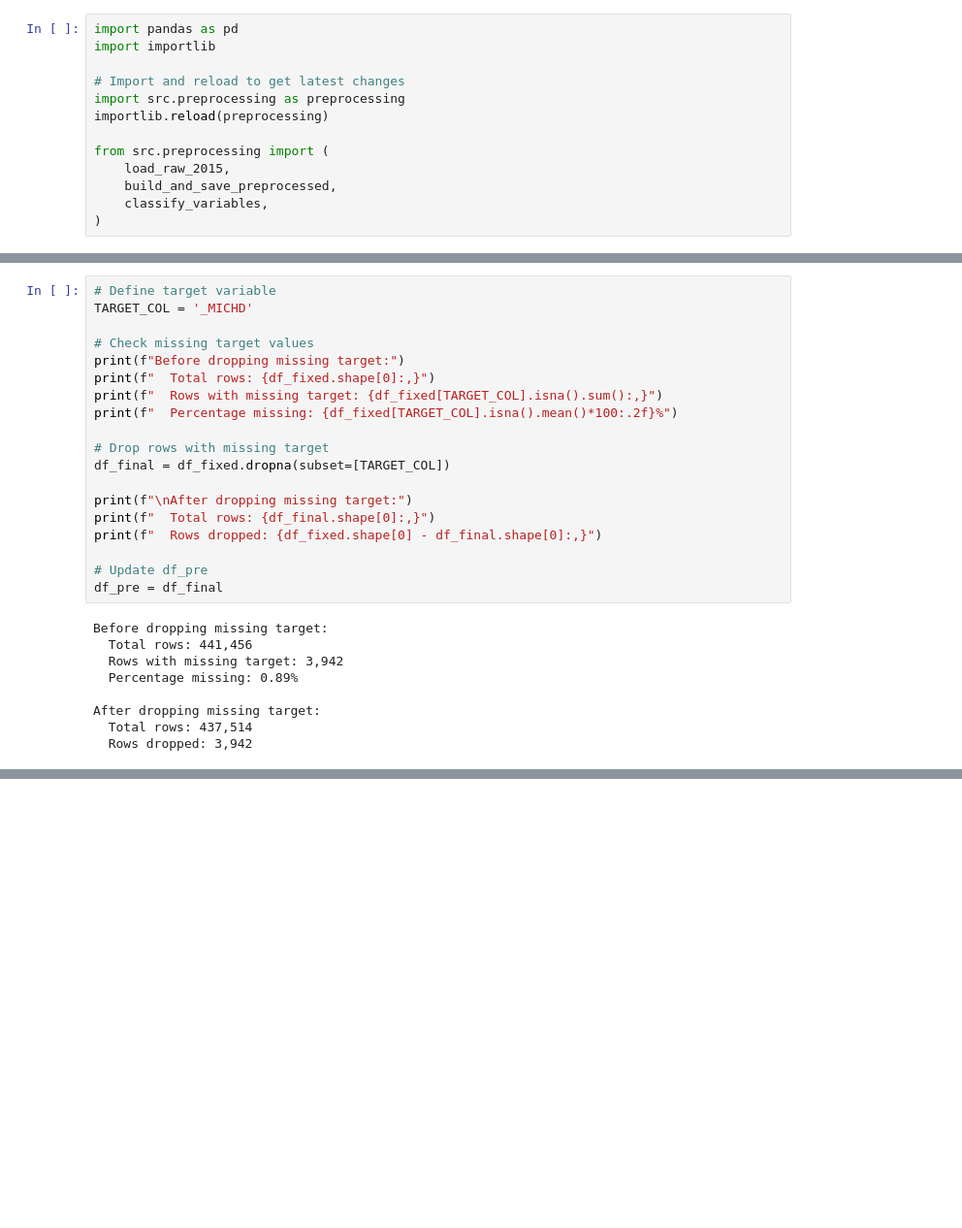
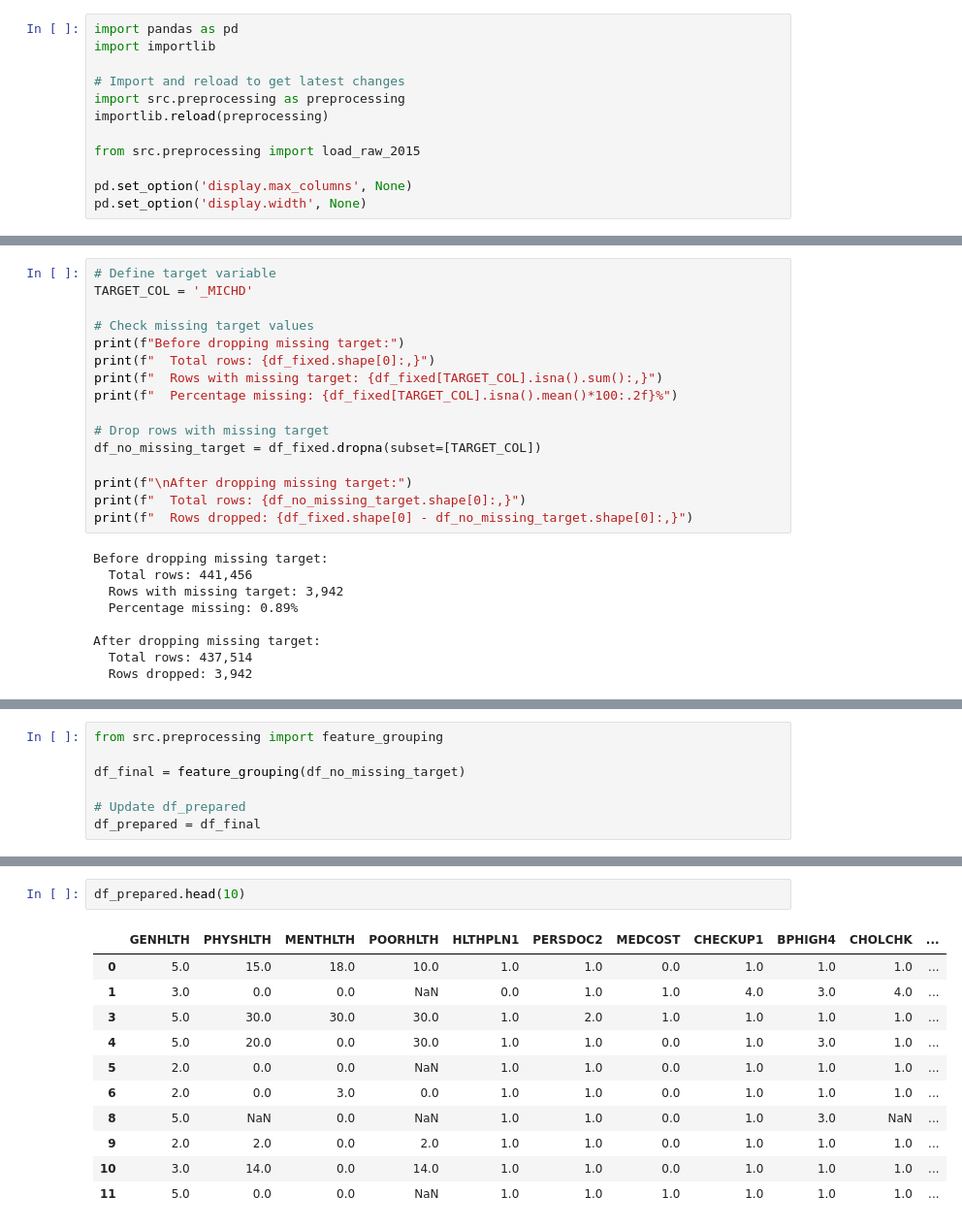
Before and after one commit to thuhang012/DataPrepPrj, a Jupyter notebook: notebooks/02_preprocessing.ipynb, the cells around one changed output, grey strips where cells are left out. Shown at 97% size. Drawn from its saved outputs; the diff is of its cells as text; blank space fills up the shorter version.

Commit message:
update preprocess: feature grouping

```diff
--- a/notebooks/02_preprocessing.ipynb
+++ b/notebooks/02_preprocessing.ipynb
@@ -15,11 +15,10 @@ import importlib
 import src.preprocessing as preprocessing
 importlib.reload(preprocessing)
 
-from src.preprocessing import (
-    load_raw_2015,
-    build_and_save_preprocessed,
-    classify_variables,
-)
+from src.preprocessing import load_raw_2015
+
+pd.set_option('display.max_columns', None)
+pd.set_option('display.width', None)
 # %%
 # Step 1: Load raw data
 df_raw = load_raw_2015()
@@ -248,14 +242,11 @@ print(f"  Rows with missing target: {df_fixed[TARGET_COL].isna().sum():,}")
 print(f"  Percentage missing: {df_fixed[TARGET_COL].isna().mean()*100:.2f}%")
 
 # Drop rows with missing target
-df_final = df_fixed.dropna(subset=[TARGET_COL])
+df_no_missing_target = df_fixed.dropna(subset=[TARGET_COL])
 
 print(f"\nAfter dropping missing target:")
-print(f"  Total rows: {df_final.shape[0]:,}")
-print(f"  Rows dropped: {df_fixed.shape[0] - df_final.shape[0]:,}")
-
-# Update df_pre
-df_pre = df_final
+print(f"  Total rows: {df_no_missing_target.shape[0]:,}")
+print(f"  Rows dropped: {df_fixed.shape[0] - df_no_missing_target.shape[0]:,}")
 # %% [output]
 Before dropping missing target:
   Total rows: 441,456
@@ -267,0 +263,7 @@ After dropping missing target:
+# %%
+from src.preprocessing import feature_grouping
+
+df_final = feature_grouping(df_no_missing_target)
+
+# Update df_prepared
+df_prepared = df_final
@@ -320,0 +332,14 @@ Missing values: 5,177,882 (8.70%)
+# %%
+df_prepared.head(10)
+# %% [output]
+|  | GENHLTH | PHYSHLTH | MENTHLTH | POORHLTH | HLTHPLN1 | PERSDOC2 | MEDCOST | CHECKUP1 | BPHIGH4 | CHOLCHK | ... |
+| 0 | 5.0 | 15.0 | 18.0 | 10.0 | 1.0 | 1.0 | 0.0 | 1.0 | 1.0 | 1.0 | ... |
+| 1 | 3.0 | 0.0 | 0.0 | NaN | 0.0 | 1.0 | 1.0 | 4.0 | 3.0 | 4.0 | ... |
+| 3 | 5.0 | 30.0 | 30.0 | 30.0 | 1.0 | 2.0 | 1.0 | 1.0 | 1.0 | 1.0 | ... |
+| 4 | 5.0 | 20.0 | 0.0 | 30.0 | 1.0 | 1.0 | 0.0 | 1.0 | 3.0 | 1.0 | ... |
+| 5 | 2.0 | 0.0 | 0.0 | NaN | 1.0 | 1.0 | 0.0 | 1.0 | 1.0 | 1.0 | ... |
+| 6 | 2.0 | 0.0 | 3.0 | 0.0 | 1.0 | 1.0 | 0.0 | 1.0 | 1.0 | 1.0 | ... |
+| 8 | 5.0 | NaN | 0.0 | NaN | 1.0 | 1.0 | 0.0 | 1.0 | 3.0 | NaN | ... |
+| 9 | 2.0 | 2.0 | 0.0 | 2.0 | 1.0 | 1.0 | 0.0 | 1.0 | 1.0 | 1.0 | ... |
+| 10 | 3.0 | 14.0 | 0.0 | 14.0 | 1.0 | 1.0 | 0.0 | 1.0 | 1.0 | 1.0 | ... |
+| 11 | 5.0 | 0.0 | 0.0 | NaN | 1.0 | 1.0 | 1.0 | 1.0 | 1.0 | 1.0 | ... |
```
Also changed, not shown: parts of 12 cells of this notebook.
